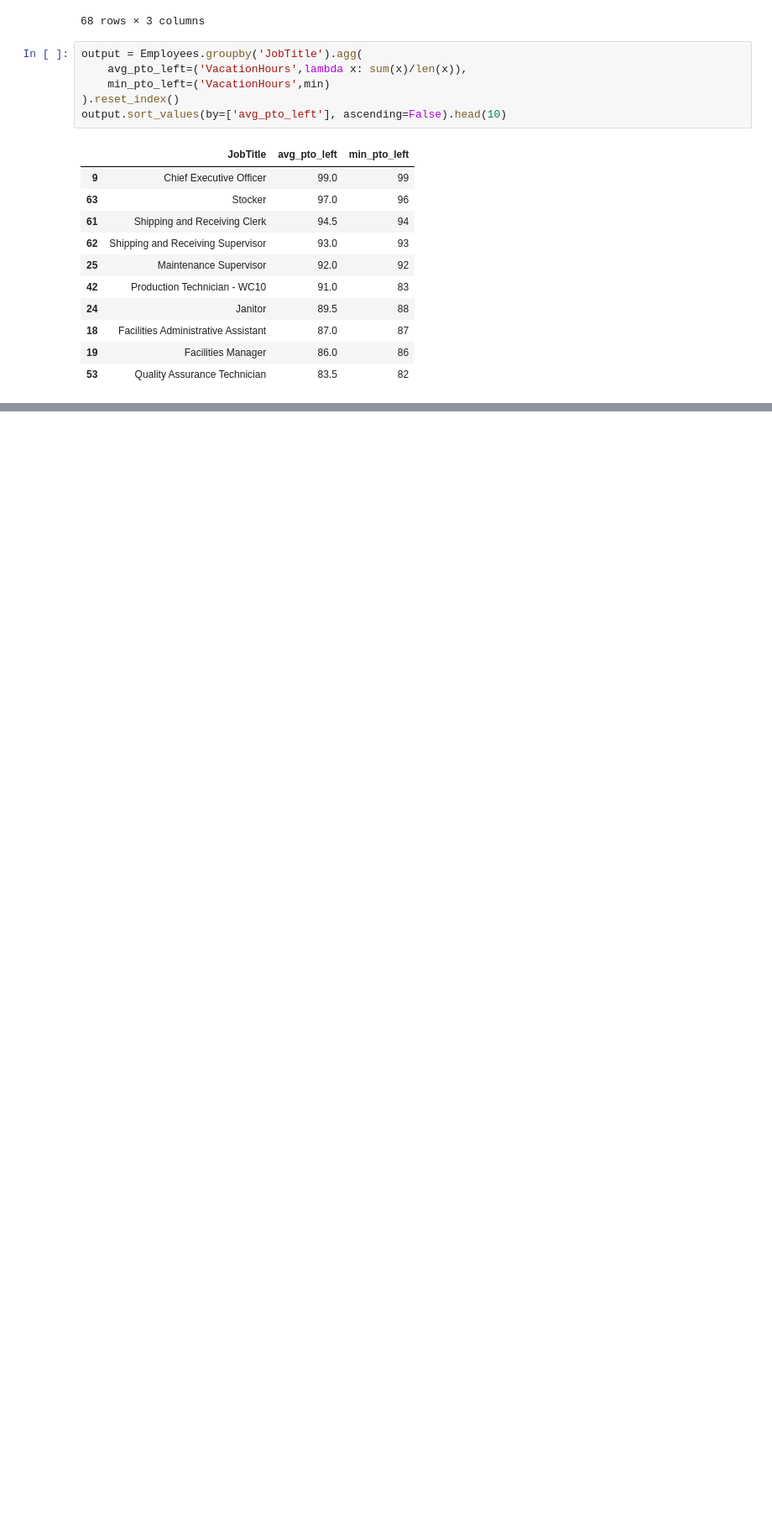
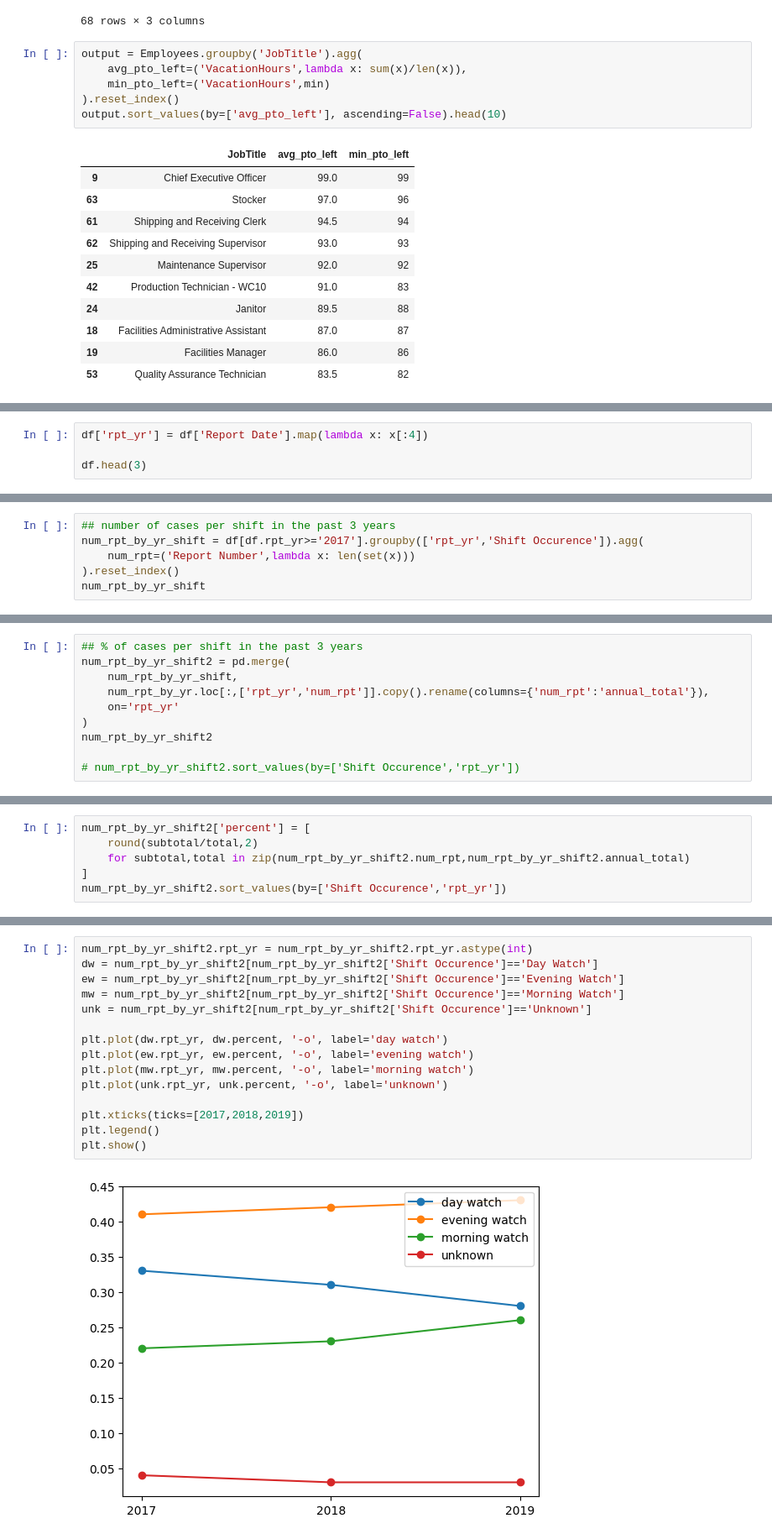
Before and after one commit to xiangshiyin/data-programming-with-python, a Jupyter notebook: 2023-fall/2023-10-03/notebook/code_demo.ipynb, the cells around one changed output, grey strips where cells are left out. Shown at 84% size. Drawn from its saved outputs; the diff is of its cells as text; blank space fills up the shorter version.

```diff
--- a/2023-fall/2023-10-03/notebook/code_demo.ipynb
+++ b/2023-fall/2023-10-03/notebook/code_demo.ipynb
@@ -554,0 +641,4 @@ output.sort_values(by=['avg_pto_left'], ascending=False).head(10)
+# %%
+df['rpt_yr'] = df['Report Date'].map(lambda x: x[:4])
+
+df.head(3)
@@ -554,0 +731,6 @@ output.sort_values(by=['avg_pto_left'], ascending=False).head(10)
+# %%
+## number of cases per shift in the past 3 years
+num_rpt_by_yr_shift = df[df.rpt_yr>='2017'].groupby(['rpt_yr','Shift Occurence']).agg(
+    num_rpt=('Report Number',lambda x: len(set(x)))
+).reset_index()
+num_rpt_by_yr_shift
@@ -554,0 +783,10 @@ output.sort_values(by=['avg_pto_left'], ascending=False).head(10)
+# %%
+## % of cases per shift in the past 3 years
+num_rpt_by_yr_shift2 = pd.merge(
+    num_rpt_by_yr_shift,
+    num_rpt_by_yr.loc[:,['rpt_yr','num_rpt']].copy().rename(columns={'num_rpt':'annual_total'}),
+    on='rpt_yr'
+)
+num_rpt_by_yr_shift2
+
+# num_rpt_by_yr_shift2.sort_values(by=['Shift Occurence','rpt_yr'])
@@ -554,0 +807,6 @@ output.sort_values(by=['avg_pto_left'], ascending=False).head(10)
+# %%
+num_rpt_by_yr_shift2['percent'] = [
+    round(subtotal/total,2)
+    for subtotal,total in zip(num_rpt_by_yr_shift2.num_rpt,num_rpt_by_yr_shift2.annual_total)
+]
+num_rpt_by_yr_shift2.sort_values(by=['Shift Occurence','rpt_yr'])
@@ -554,0 +831,17 @@ output.sort_values(by=['avg_pto_left'], ascending=False).head(10)
+# %%
+num_rpt_by_yr_shift2.rpt_yr = num_rpt_by_yr_shift2.rpt_yr.astype(int)
+dw = num_rpt_by_yr_shift2[num_rpt_by_yr_shift2['Shift Occurence']=='Day Watch']
+ew = num_rpt_by_yr_shift2[num_rpt_by_yr_shift2['Shift Occurence']=='Evening Watch']
+mw = num_rpt_by_yr_shift2[num_rpt_by_yr_shift2['Shift Occurence']=='Morning Watch']
+unk = num_rpt_by_yr_shift2[num_rpt_by_yr_shift2['Shift Occurence']=='Unknown']
+
+plt.plot(dw.rpt_yr, dw.percent, '-o', label='day watch')
+plt.plot(ew.rpt_yr, ew.percent, '-o', label='evening watch')
+plt.plot(mw.rpt_yr, mw.percent, '-o', label='morning watch')
+plt.plot(unk.rpt_yr, unk.percent, '-o', label='unknown')
+
+plt.xticks(ticks=[2017,2018,2019])
+plt.legend()
+plt.show()
+# %% [output]
+[figure, added]
```
Also changed, not shown: parts of 109 cells of this notebook, 2 other files.
